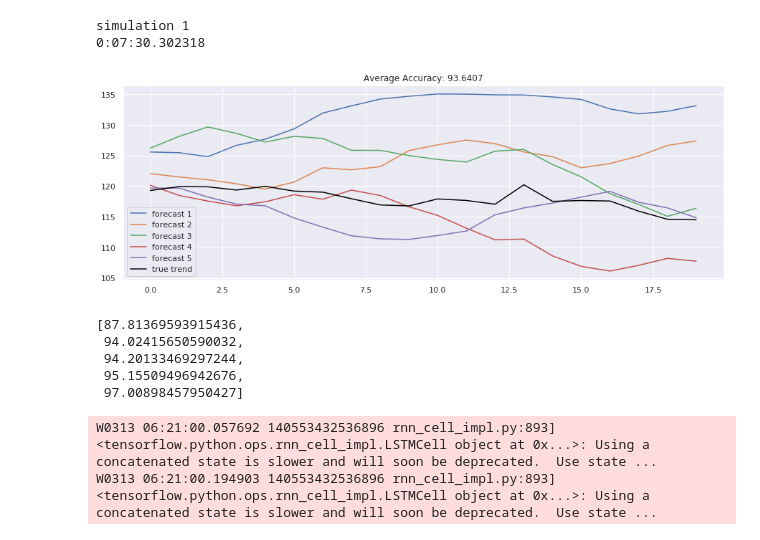
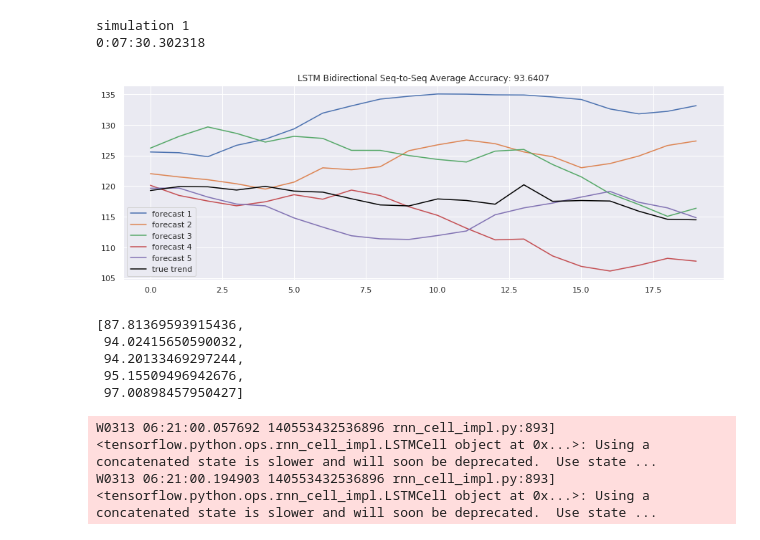
Before and after one commit to Racerx250/ece271bproject, a Jupyter notebook: Experiments_AAPL.ipynb, the cells around one changed output. Saved outputs shown, nothing was run; the diff lists cells and outputs as text; code cells hidden in the pictures.

```diff
--- a/Experiments_AAPL.ipynb
+++ b/Experiments_AAPL.ipynb
@@ -2040,20 +2035,20 @@ simulation 1
 # %%
 acc11 = [calculate_accuracy(df['4. close'].iloc[-test_size:].values, r) for r in results11]
 top_5_idx = np.argsort(acc11)[-5:]
 results11 = [results11[i] for i in top_5_idx]
 acc11 = [calculate_accuracy(df['4. close'].iloc[-test_size:].values, r) for r in results11]
 
 plt.figure(figsize = (15, 5))
 for no, r in enumerate(results11):
     plt.plot(r, label = 'forecast %d'%(no + 1))
 
 plt.plot(df['4. close'].iloc[-test_size:].values, label = 'true trend', c = 'black')
 plt.legend()
-plt.title('Average Accuracy: %.4f'%(np.mean(acc11)))
+plt.title('LSTM Bidirectional Seq-to-Seq Average Accuracy: %.4f'%(np.mean(acc11)))
 plt.show()
 acc11
 # %% [output]
-[figure, old version]
+[figure, new version]
 [87.81369593915436,
  94.02415650590032,
  94.20133469297244,
```
Also changed, not shown: parts of 17 cells of this notebook, 2 other files.
